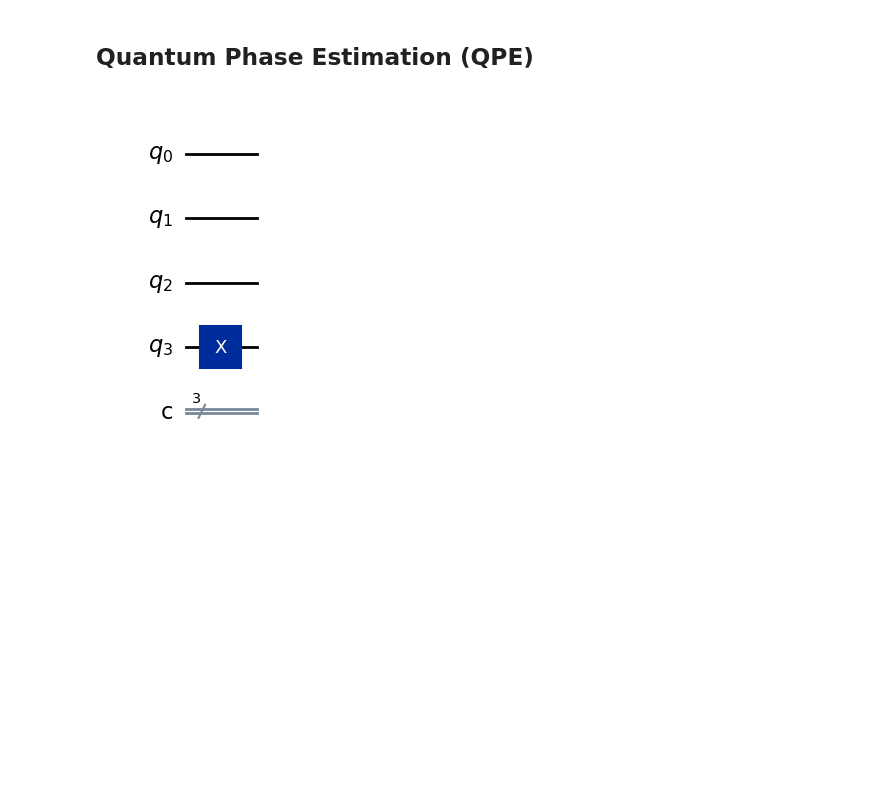
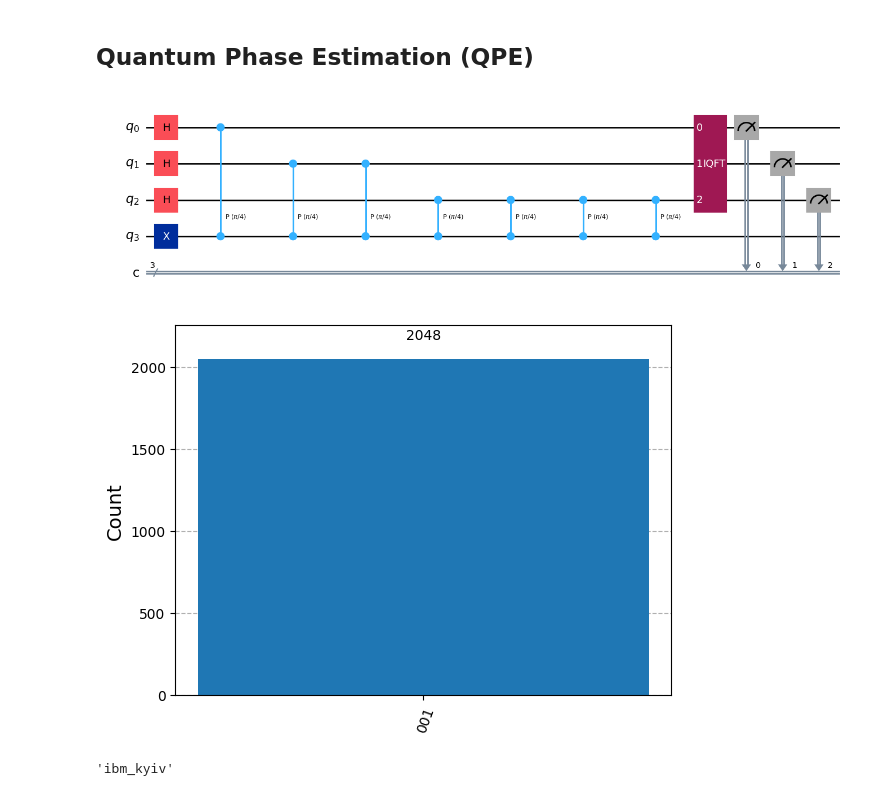
Before and after one commit to k2co3-0803-n/Qiskit, a Jupyter notebook: QPE.ipynb, the cells around one changed output. Drawn from its saved outputs; the diff is of its cells as text; code cells hidden in the pictures; blank space fills up the shorter version.

```diff
--- a/QPE.ipynb
+++ b/QPE.ipynb
@@ -130,7 +130,10 @@ qpe = QuantumCircuit(4, 3)
 qpe.x(3) # q3 is eigenstate
 
 for qubit in range(3):
+    qpe.h(qubit)
 
-qpe.draw("mpl")
+repetitions = 1
+for counting_qubit in range(3):
+    for i in range(repetitions):
+        qpe.cp(pi/4, counting_qubit, 3)
+    repetitions *= 2
-# %% [output]
-[figure, removed]
@@ -136,0 +142,24 @@ qpe.draw("mpl")
+# %%
+# Apply inverse QFT
+qpe.append(QFT(3, inverse=True), [0,1,2])
+
+for i in range(3):
+    qpe.measure(i, i)
+qpe.draw("mpl")
+# %% [output]
+[figure, added]
+# %%
+aer_sim = AerSimulator()
+shots = 2048
+
+pm = generate_preset_pass_manager(backend=aer_sim, optimization_level=1)
+t_qpe = pm.run(qpe)
+
+sampler = SamplerV2(mode=aer_sim)
+job = sampler.run([t_qpe], shots=shots)
+result = job.result()
+answer = result[0].data.c.get_counts()
+
+plot_histogram(answer)
+# %% [output]
+[figure, added]
@@ -136,0 +171,5 @@ qpe.draw("mpl")
+# %%
+backend = service.least_busy(simulator=False, operational=True, min_num_qubits=4)
+backend.name
+# %% [output]
+'ibm_kyiv'
```
Also changed, not shown: parts of 6 cells of this notebook.
